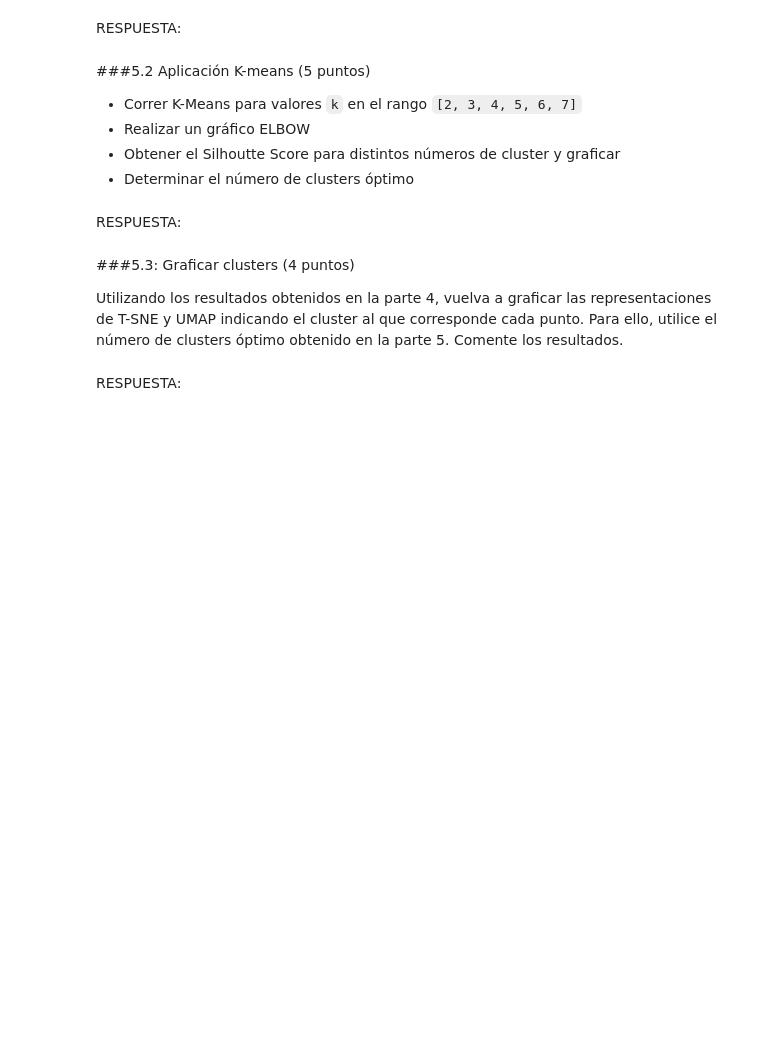
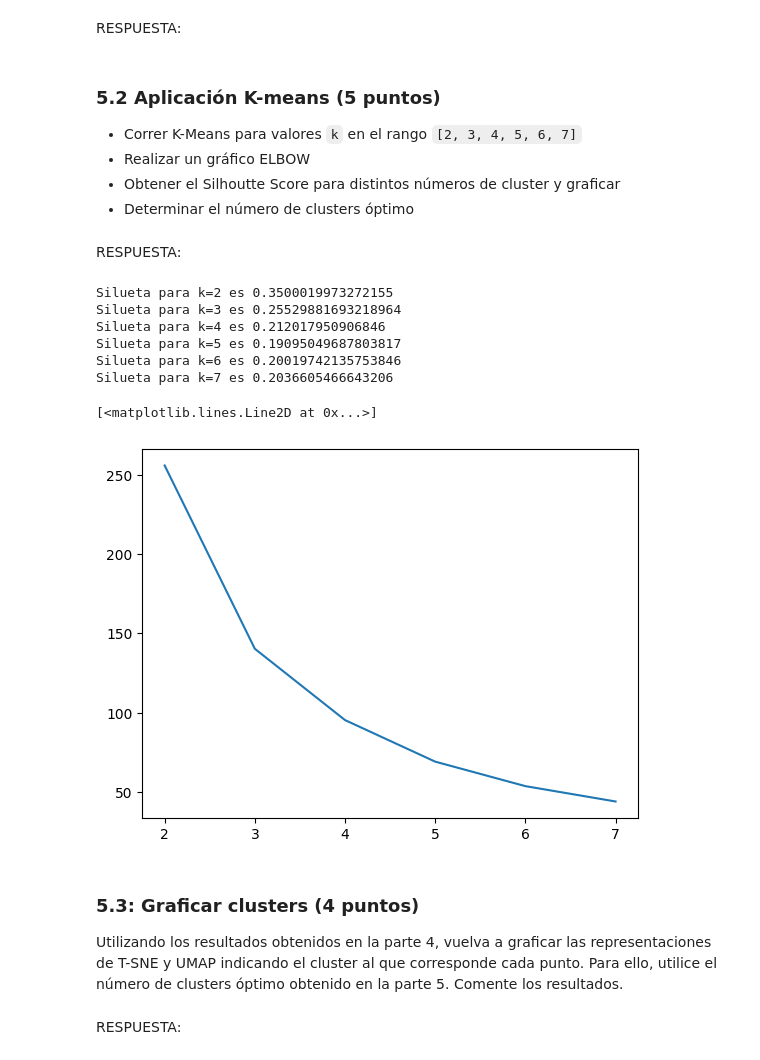
Before and after one commit to gato1108/Mineria-de-datos, a Jupyter notebook: T1/T1 mineria.ipynb, the cells around one changed output. Saved outputs shown, nothing was run; the diff lists cells and outputs as text; code cells hidden in the pictures; blank space fills up the shorter version.

```diff
--- a/T1/T1 mineria.ipynb
+++ b/T1/T1 mineria.ipynb
@@ -479,7 +500,7 @@ Describa el método k-means. Mencione sus principales fortalezas y limitaciones.
 # %% [markdown]
 RESPUESTA:
 # %% [markdown]
-###5.2 Aplicación K-means (5 puntos)
+### 5.2 Aplicación K-means (5 puntos)
 
 * Correr K-Means para valores `k` en el rango `[2, 3, 4, 5, 6, 7]`
 * Realizar un gráfico ELBOW
@@ -487,8 +508,37 @@ RESPUESTA:
 * Determinar el número de clusters óptimo
 # %% [markdown]
 RESPUESTA:
+# %%
+from sklearn.cluster import KMeans
+from sklearn.metrics import silhouette_score
+from sklearn.preprocessing import MinMaxScaler
+from sklearn.pipeline import make_pipeline
+
+estimators = []
+k_range = [2, 3, 4, 5, 6, 7]
+elbow = []
+data_n_red = data_n[:1000]
+
+for k in k_range:
+    kmeans = KMeans(init="k-means++", n_clusters=k, n_init=4)
+    estimator = make_pipeline(MinMaxScaler(), kmeans).fit(data_n_red)
+    #elbow.append(sum(np.min(cdist(data_n_red, kmeanModel.cluster_centers_,'euclidean'), axis=1)) / data_n_red.shape[0])
+    elbow.append(estimator[-1].inertia_/k)
+    print(f'Silueta para k={k} es {silhouette_score(data_n_red, estimator[-1].labels_, metric="euclidean",)}')
+# %% [output]
+Silueta para k=2 es 0.3500019973272155
+Silueta para k=3 es 0.25529881693218964
+Silueta para k=4 es 0.212017950906846
+Silueta para k=5 es 0.19095049687803817
+Silueta para k=6 es 0.20019742135753846
+Silueta para k=7 es 0.2036605466643206
+# %%
+plt.plot(k_range, elbow)
+# %% [output]
+[<matplotlib.lines.Line2D at 0x...>]
+[figure, added]
 # %% [markdown]
-###5.3: Graficar clusters (4 puntos)
+### 5.3: Graficar clusters (4 puntos)
 
 Utilizando los resultados obtenidos en la parte 4, vuelva a graficar las representaciones de T-SNE y UMAP indicando el cluster al que corresponde cada punto. Para ello, utilice el número de clusters óptimo obtenido en la parte 5. Comente los resultados.
 # %% [markdown]
```
Also changed, not shown: parts of 10 cells of this notebook.
